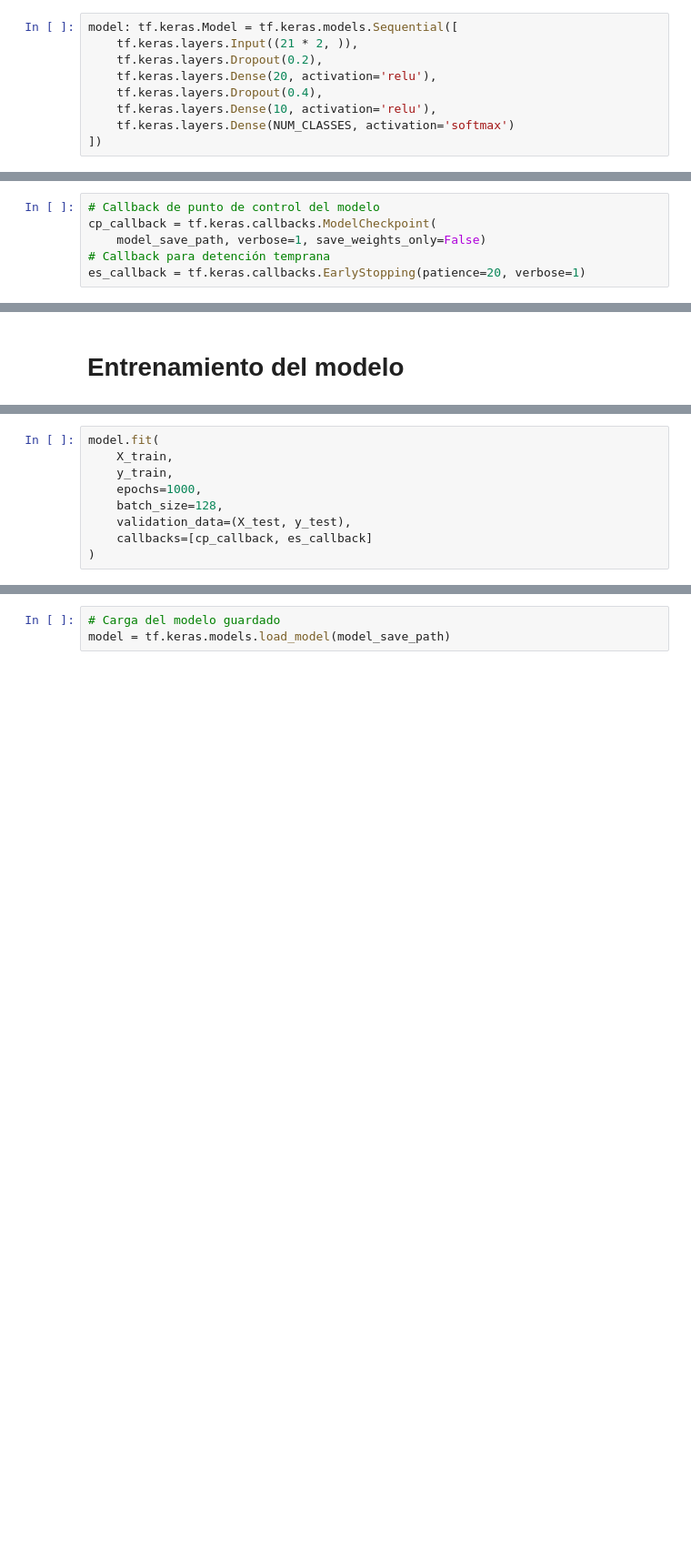
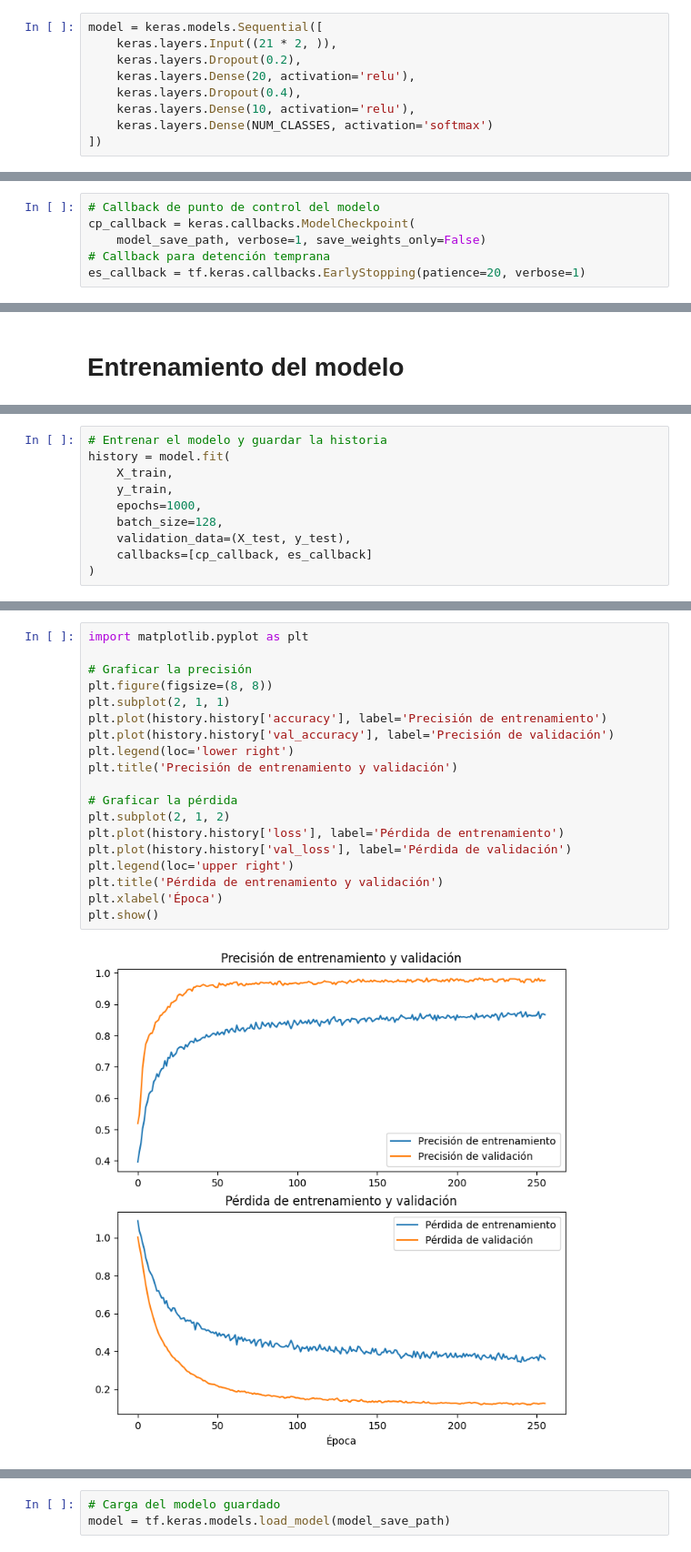
Before and after one commit to Just253/Levus, a Jupyter notebook: server/gestureRecognition/keypoint_classification.ipynb, the cells around one changed output, grey strips where cells are left out. Shown at 91% size. Drawn from its saved outputs; the diff is of its cells as text; blank space fills up the shorter version.

```diff
--- a/server/gestureRecognition/keypoint_classification.ipynb
+++ b/server/gestureRecognition/keypoint_classification.ipynb
@@ -26,13 +27,13 @@ X_train, X_test, y_train, y_test = train_test_split(X_dataset, y_dataset, train_
 # %% [markdown]
 # Construcción del modelo
 # %%
-model: tf.keras.Model = tf.keras.models.Sequential([
-    tf.keras.layers.Input((21 * 2, )),
-    tf.keras.layers.Dropout(0.2),
-    tf.keras.layers.Dense(20, activation='relu'),
-    tf.keras.layers.Dropout(0.4),
-    tf.keras.layers.Dense(10, activation='relu'),
-    tf.keras.layers.Dense(NUM_CLASSES, activation='softmax')
+model = keras.models.Sequential([
+    keras.layers.Input((21 * 2, )),
+    keras.layers.Dropout(0.2),
+    keras.layers.Dense(20, activation='relu'),
+    keras.layers.Dropout(0.4),
+    keras.layers.Dense(10, activation='relu'),
+    keras.layers.Dense(NUM_CLASSES, activation='softmax')
 ])
 # %%
 model.summary()  # tf.keras.utils.plot_model(model, show_shapes=True)
@@ -57,7 +59,7 @@ Non-trainable params: 0
 _________________________________________________________________
 # %%
 # Callback de punto de control del modelo
-cp_callback = tf.keras.callbacks.ModelCheckpoint(
+cp_callback = keras.callbacks.ModelCheckpoint(
     model_save_path, verbose=1, save_weights_only=False)
 # Callback para detención temprana
 es_callback = tf.keras.callbacks.EarlyStopping(patience=20, verbose=1)
@@ -73,5 +79,6 @@ model.compile(
 # %%
-model.fit(
+# Entrenar el modelo y guardar la historia
+history = model.fit(
     X_train,
     y_train,
     epochs=1000,
@@ -101,3 +107,24 @@ Epoch 00127: early stopping
+# %%
+import matplotlib.pyplot as plt
+
+# Graficar la precisión
+plt.figure(figsize=(8, 8))
+plt.subplot(2, 1, 1)
+plt.plot(history.history['accuracy'], label='Precisión de entrenamiento')
+plt.plot(history.history['val_accuracy'], label='Precisión de validación')
+plt.legend(loc='lower right')
+plt.title('Precisión de entrenamiento y validación')
+
+# Graficar la pérdida
+plt.subplot(2, 1, 2)
+plt.plot(history.history['loss'], label='Pérdida de entrenamiento')
+plt.plot(history.history['val_loss'], label='Pérdida de validación')
+plt.legend(loc='upper right')
+plt.title('Pérdida de entrenamiento y validación')
+plt.xlabel('Época')
+plt.show()
+# %% [output]
+[figure, added]
 # %%
 # Evaluación del modelo
 val_loss, val_acc = model.evaluate(X_test, y_test, batch_size=128)
```
Also changed, not shown: parts of 8 cells of this notebook.
